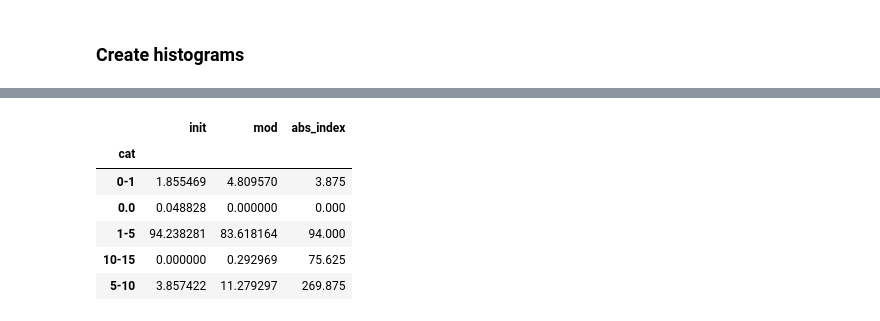
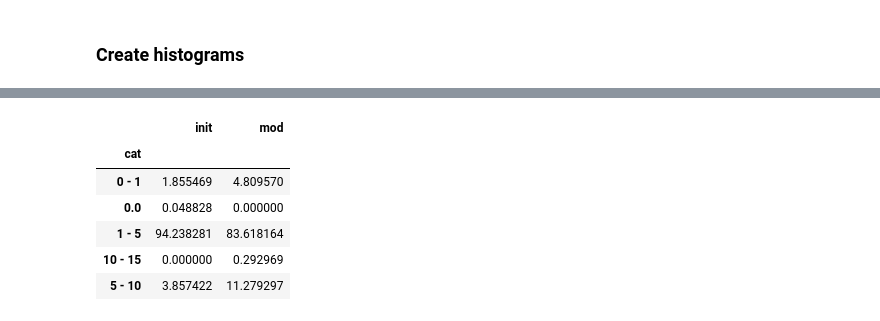
Before and after one commit to pawelsajdak/project_CERN, a Jupyter notebook: book5.ipynb, the cells around one changed output, grey strips where cells are left out. Drawn from its saved outputs; the diff is of its cells as text; code cells hidden in the pictures.

```diff
--- a/book5.ipynb
+++ b/book5.ipynb
@@ -46,7 +46,7 @@ Name: count, Length: 3278, dtype: int64
 # %% [markdown]
 ### Compare predictions
 # %%
-df['qxinit_qkeras'] = df['qonnx_init'] - df['qkeras']
+df['qxinit_qkeras'] = np.abs(df['qonnx_init'] - df['qkeras'])
 df['qxinit_qkeras'].value_counts()
 # %% [output]
 qxinit_qkeras
@@ -55,8 +55,8 @@ Name: count, dtype: int64
 # %% [markdown]
 modified vs unmodified qonnx with respect to hls
 # %%
-df['qxinit_hls'] = df['qonnx_init'] - df['hls']
-df['qxmod_hls'] = df['qonnx_mod'] - df['hls']
+df['qxinit_hls'] = np.abs(df['qonnx_init'] - df['hls'])
+df['qxmod_hls'] = np.abs(df['qonnx_mod'] - df['hls'])
 
 print(df['qxinit_hls'].value_counts())
 print(df['qxmod_hls'].value_counts())
@@ -110,3 +107,0 @@ dfpl
-# %%
-dfpl['abs_index'] = dfpl.index.map(lambda x: np.abs(x))
-dfpl
@@ -135,14 +116,14 @@ def categ(x):
 # %%
 # Categorize differences (deviations from hls preds)
-dfpl['cat'] = dfpl['abs_index'].map(categ)
+dfpl['cat'] = dfpl.index.map(categ)
 
 catdf = dfpl.groupby('cat').sum()
 catdf
 # %% [output]
-|  | init | mod | abs_index |
-| cat |  |  |  |
-| 0-1 | 1.855469 | 4.809570 | 3.875 |
-| 0.0 | 0.048828 | 0.000000 | 0.000 |
-| 1-5 | 94.238281 | 83.618164 | 94.000 |
-| 10-15 | 0.000000 | 0.292969 | 75.625 |
-| 5-10 | 3.857422 | 11.279297 | 269.875 |
+|  | init | mod |
+| cat |  |  |
+| 0 - 1 | 1.855469 | 4.809570 |
+| 0.0 | 0.048828 | 0.000000 |
+| 1 - 5 | 94.238281 | 83.618164 |
+| 10 - 15 | 0.000000 | 0.292969 |
+| 5 - 10 | 3.857422 | 11.279297 |
```
Also changed, not shown: parts of 12 cells of this notebook, 6 other files.
